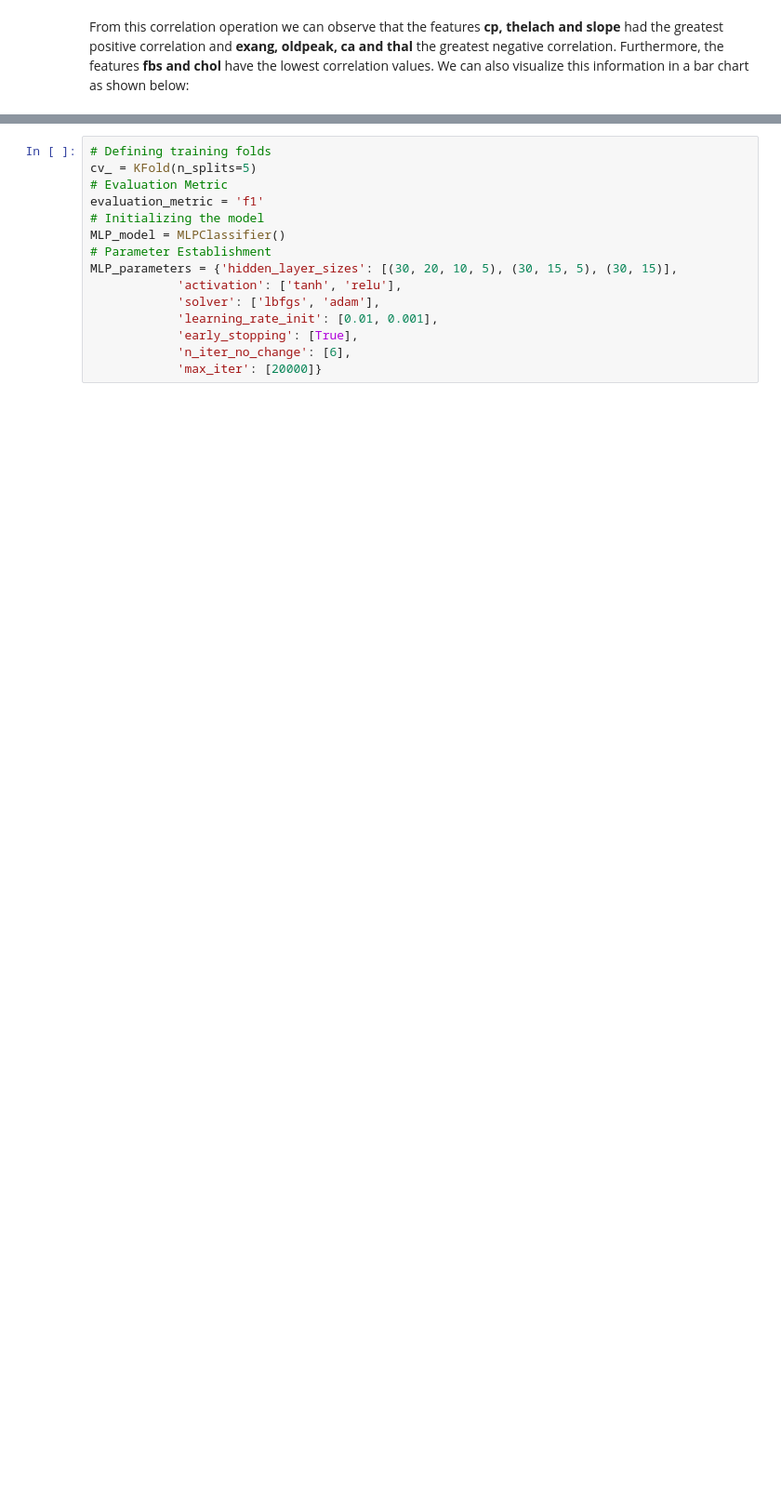
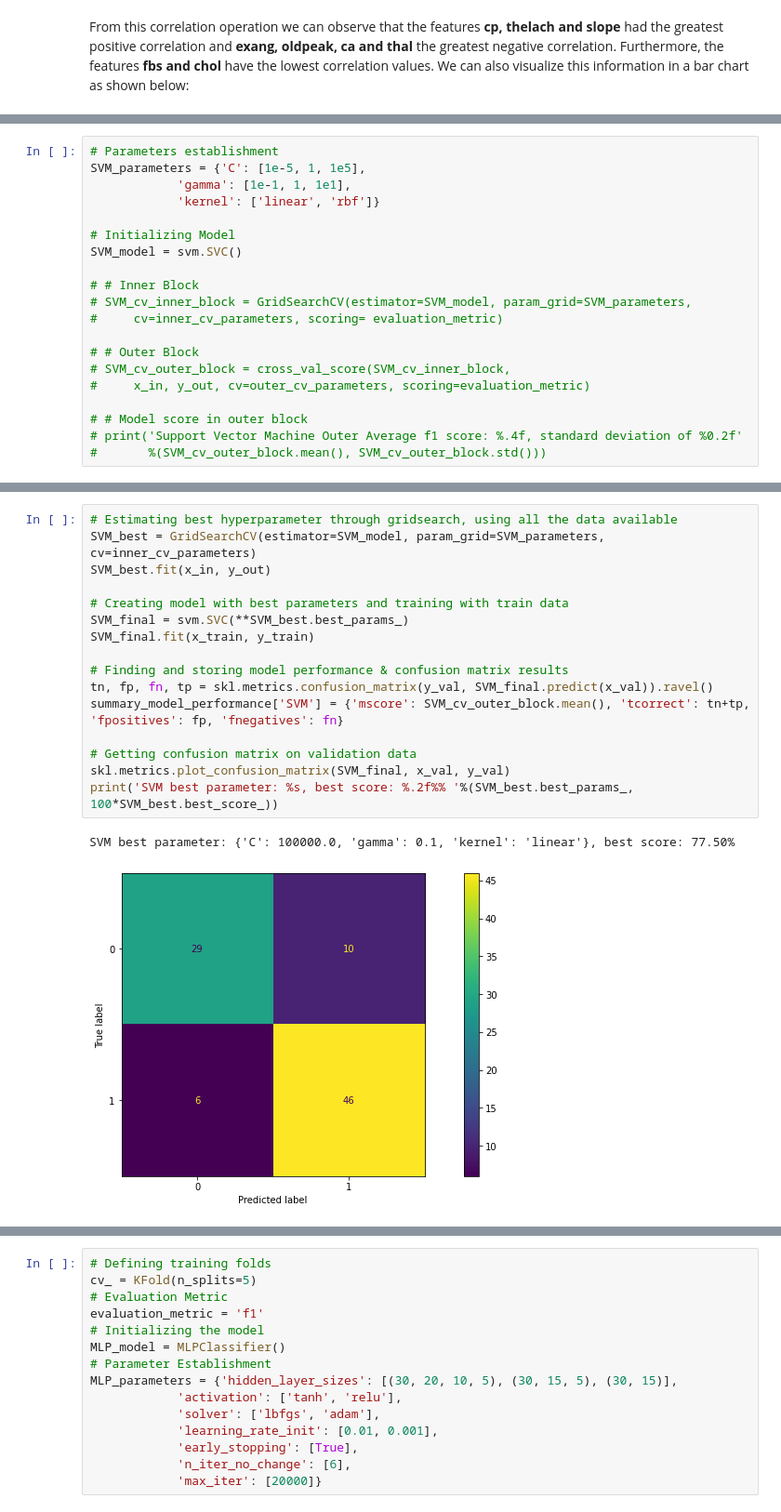
Before and after one commit to kevinmgamboa/heart_disease_prediction_app, a Jupyter notebook: model_train.ipynb, the cells around one changed output, grey strips where cells are left out. Shown at 93% size. Drawn from its saved outputs; the diff is of its cells as text; blank space fills up the shorter version.

```diff
--- a/model_train.ipynb
+++ b/model_train.ipynb
@@ -119,0 +240,20 @@ No. examples for validation =  91
+# %%
+# Parameters establishment
+SVM_parameters = {'C': [1e-5, 1, 1e5],
+            'gamma': [1e-1, 1, 1e1],
+            'kernel': ['linear', 'rbf']}
+
+# Initializing Model
+SVM_model = svm.SVC()
+
+# # Inner Block
+# SVM_cv_inner_block = GridSearchCV(estimator=SVM_model, param_grid=SVM_parameters,
+#     cv=inner_cv_parameters, scoring= evaluation_metric)
+
+# # Outer Block
+# SVM_cv_outer_block = cross_val_score(SVM_cv_inner_block,
+#     x_in, y_out, cv=outer_cv_parameters, scoring=evaluation_metric)
+
+# # Model score in outer block
+# print('Support Vector Machine Outer Average f1 score: %.4f, standard deviation of %0.2f'
+#       %(SVM_cv_outer_block.mean(), SVM_cv_outer_block.std()))
@@ -119,0 +292,19 @@ No. examples for validation =  91
+# %%
+# Estimating best hyperparameter through gridsearch, using all the data available
+SVM_best = GridSearchCV(estimator=SVM_model, param_grid=SVM_parameters, cv=inner_cv_parameters)
+SVM_best.fit(x_in, y_out)
+
+# Creating model with best parameters and training with train data
+SVM_final = svm.SVC(**SVM_best.best_params_)
+SVM_final.fit(x_train, y_train)
+
+# Finding and storing model performance & confusion matrix results
+tn, fp, fn, tp = skl.metrics.confusion_matrix(y_val, SVM_final.predict(x_val)).ravel()
+summary_model_performance['SVM'] = {'mscore': SVM_cv_outer_block.mean(), 'tcorrect': tn+tp, 'fpositives': fp, 'fnegatives': fn}
+
+# Getting confusion matrix on validation data
+skl.metrics.plot_confusion_matrix(SVM_final, x_val, y_val)
+print('SVM best parameter: %s, best score: %.2f%% '%(SVM_best.best_params_, 100*SVM_best.best_score_))
+# %% [output]
+SVM best parameter: {'C': 100000.0, 'gamma': 0.1, 'kernel': 'linear'}, best score: 77.50%
+[figure, added]
```
Also changed, not shown: parts of 58 cells of this notebook.
